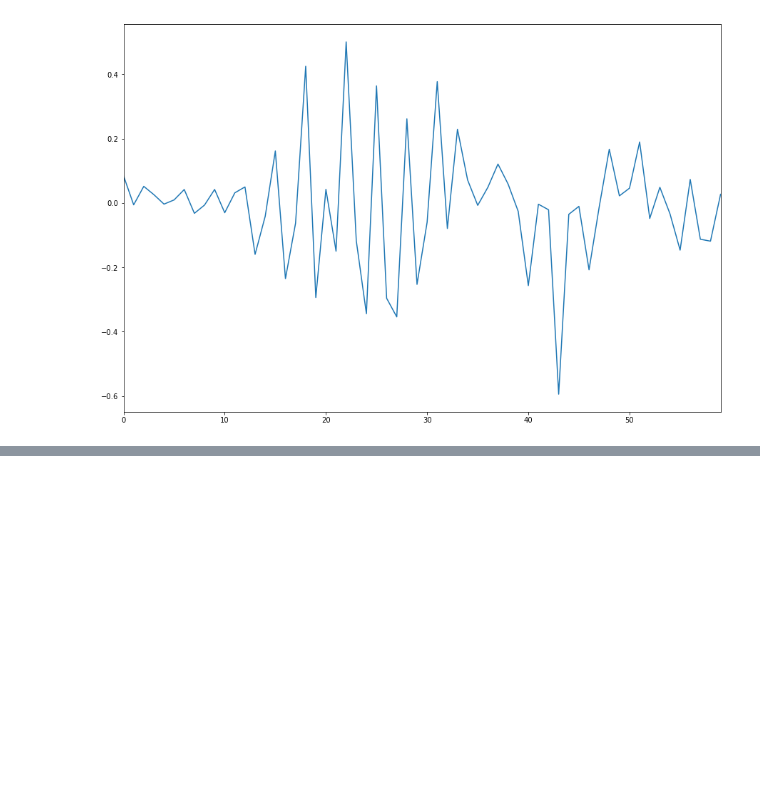
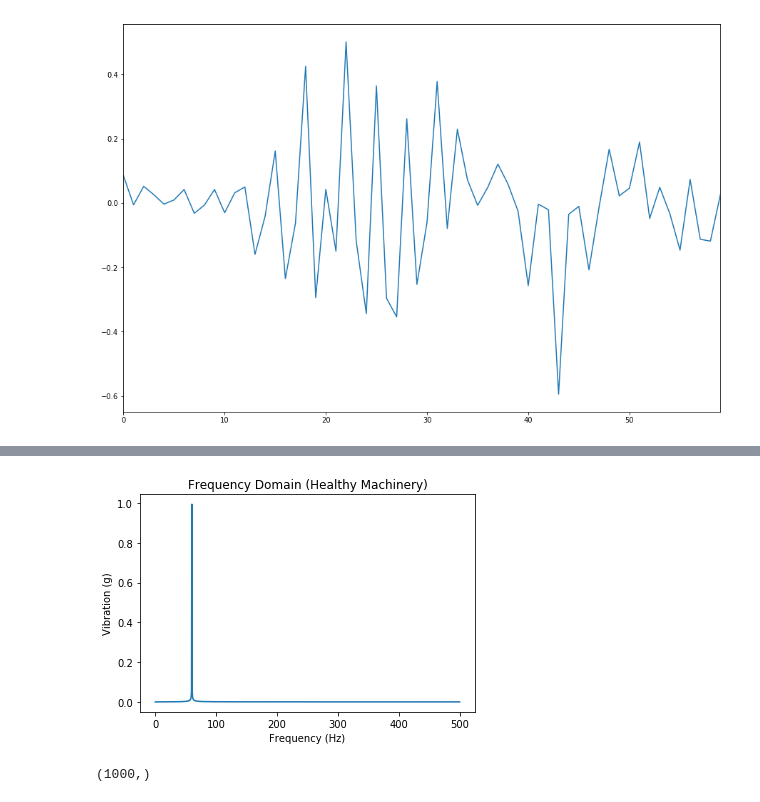
Before and after one commit to tripzone/accelorometerML, a Jupyter notebook: mlEngine/accelero.ipynb, the cells around one changed output, grey strips where cells are left out. Saved outputs shown, nothing was run; the diff lists cells and outputs as text; code cells hidden in the pictures; blank space fills up the shorter version.

```diff
--- a/mlEngine/accelero.ipynb
+++ b/mlEngine/accelero.ipynb
@@ -52,3 +104,25 @@ See the caveats in the documentation: http://pandas.pydata.org/pandas-docs/stabl
+# %%
+from scipy.fftpack import fft
+
+# Nyquist Sampling Criteria
+T = 1/sampling_rate # inverse of the sampling rate
+x = np.linspace(0.0, 1.0/(2.0*T), int(N/2))
+
+# FFT algorithm
+yr = fft(vib_data) # "raw" FFT with both + and - frequencies
+y = 2/N * np.abs(yr[0:np.int(N/2)]) # positive freqs only
+
+# Plotting the results
+plt.plot(x, y)
+plt.xlabel('Frequency (Hz)')
+plt.ylabel('Vibration (g)')
+plt.title('Frequency Domain (Healthy Machinery)');
+# %% [output]
+[figure, added]
+# %%
+y.shape
+# %% [output]
+(1000,)
 # %%
 from keras.models import Sequential
 from keras.layers import Dense
```
Also changed, not shown: parts of 14 cells of this notebook, 4 other files.
